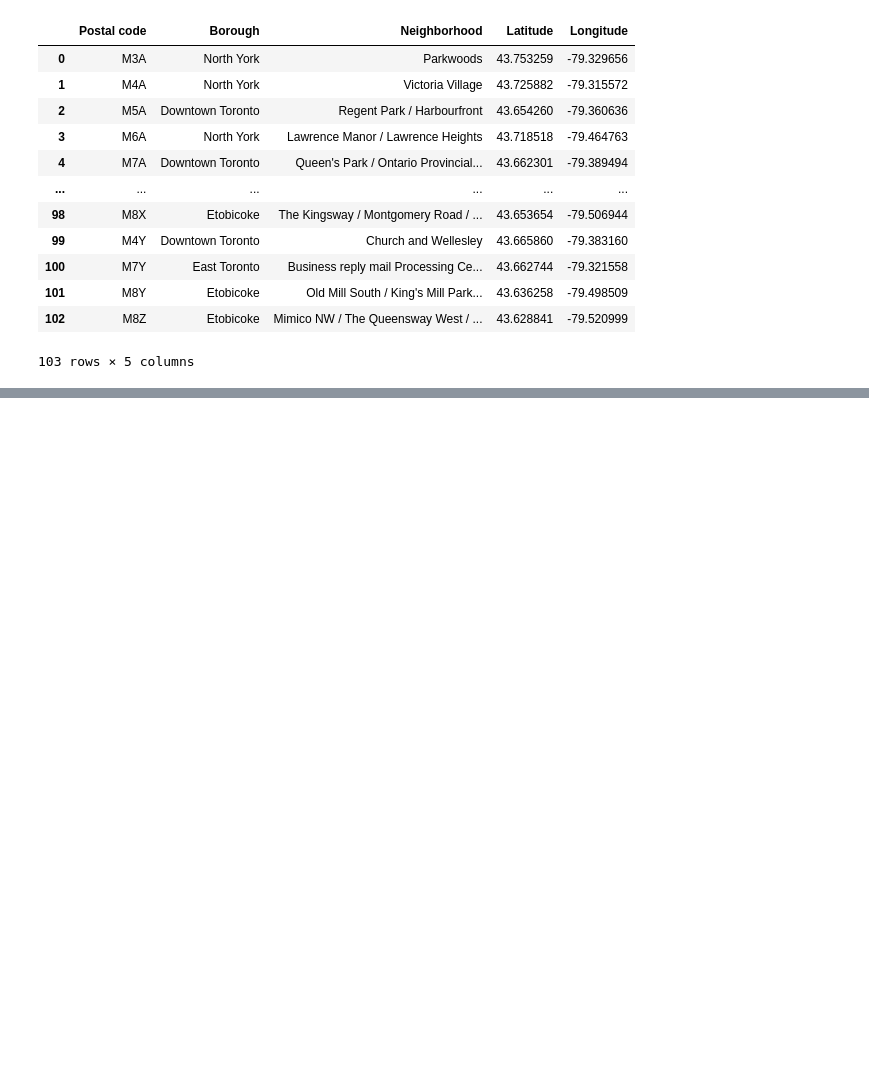
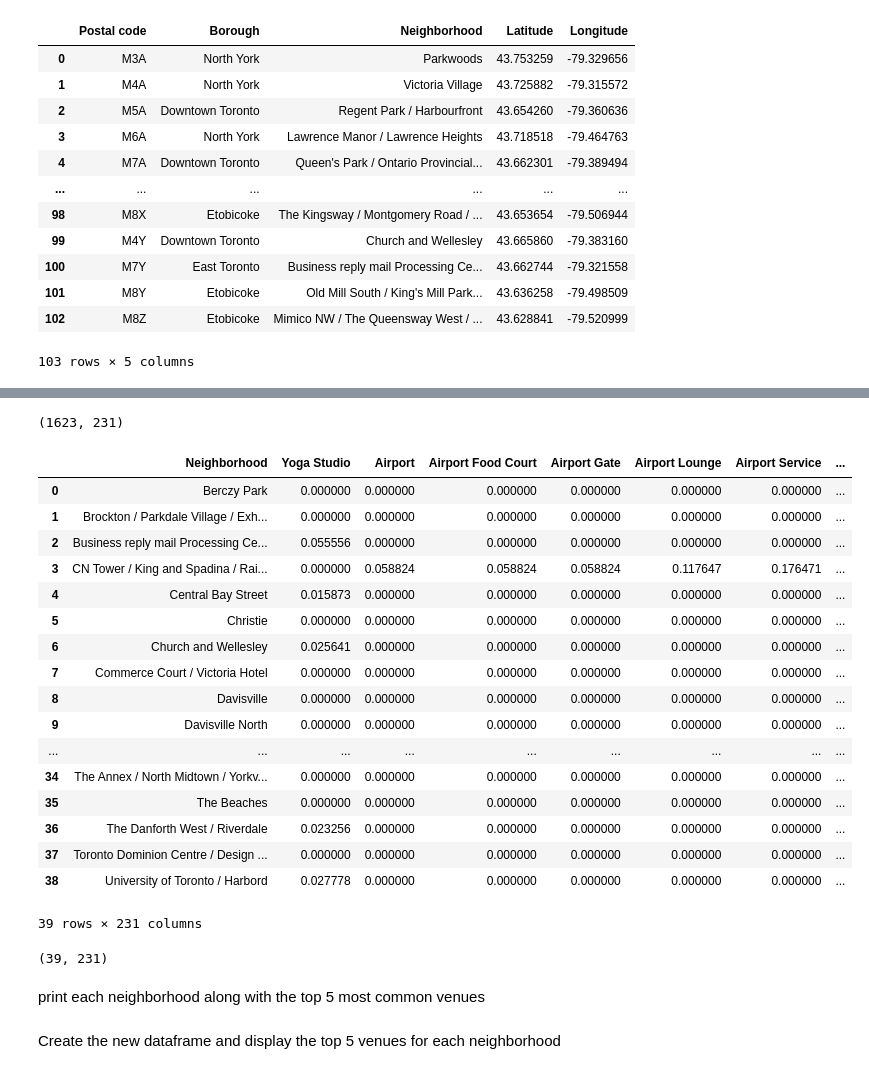
Before and after one commit to jayskenny/Coursera_Capstone, a Jupyter notebook: Segment_Neighborhood_Toronto.ipynb, the cells around one changed output, grey strips where cells are left out. Saved outputs shown, nothing was run; the diff lists cells and outputs as text; code cells hidden in the pictures; blank space fills up the shorter version.

```diff
--- a/Segment_Neighborhood_Toronto.ipynb
+++ b/Segment_Neighborhood_Toronto.ipynb
@@ -94,7 +94,8 @@ df_pcc.reset_index(drop=True, inplace=True)
 df_geocode.rename(columns={'Postal Code': 'Postal code'}, inplace=True)
 # %%
 # merge the two dataframe with the same value in column 'Postal code'
-pd.merge(df_pcc, df_geocode, on='Postal code')
+df_neighbor = pd.merge(df_pcc, df_geocode, on='Postal code')
+df_neighbor
 # %% [output]
 |  | Postal code | Borough | Neighborhood | Latitude | Longitude |
 | 0 | M3A | North York | Parkwoods | 43.753259 | -79.329656 |
@@ -109,3 +110,6 @@ pd.merge(df_pcc, df_geocode, on='Postal code')
 | 101 | M8Y | Etobicoke | Old Mill South / King's Mill Park... | 43.636258 | -79.498509 |
 | 102 | M8Z | Etobicoke | Mimico NW / The Queensway West / ... | 43.628841 | -79.520999 |
 103 rows × 5 columns
+# %%
+Toronto_data = df_neighbor[df_neighbor['Borough'].str.contains('Toronto')].reset_index(drop=True)
+Toronto_data
@@ -111,0 +188,5 @@ pd.merge(df_pcc, df_geocode, on='Postal code')
+# %%
+Toronto_venues = getNearbyVenues(names=Toronto_data['Neighborhood'],
+                                   latitudes=Toronto_data['Latitude'],
+                                   longitudes=Toronto_data['Longitude']
+                                  )
@@ -111,0 +255,9 @@ pd.merge(df_pcc, df_geocode, on='Postal code')
+# %%
+# define the encoding of a dataframe with each neighborhood and its presence of venue category in 0 or 1
+Toronto_onehot = pd.get_dummies(Toronto_venues[['Venue Category']], prefix="", prefix_sep="")
+Toronto_onehot['Neighborhood'] = Toronto_venues['Neighborhood']
+
+columns = [Toronto_onehot.columns[-1]]+ list(Toronto_onehot.columns[:-1])
+Toronto_onehot = Toronto_onehot[columns]
+
+Toronto_onehot.head()
@@ -111,0 +272,32 @@ pd.merge(df_pcc, df_geocode, on='Postal code')
+# %%
+Toronto_onehot.shape
+# %% [output]
+(1623, 231)
+# %%
+Toronto_grouped = Toronto_onehot.groupby('Neighborhood').mean().reset_index()
+Toronto_grouped
+# %% [output]
+|  | Neighborhood | Yoga Studio | Airport | Airport Food Court | Airport Gate | Airport Lounge | Airport Service | ... |
+| 0 | Berczy Park | 0.000000 | 0.000000 | 0.000000 | 0.000000 | 0.000000 | 0.000000 | ... |
+| 1 | Brockton / Parkdale Village / Exh... | 0.000000 | 0.000000 | 0.000000 | 0.000000 | 0.000000 | 0.000000 | ... |
+| 2 | Business reply mail Processing Ce... | 0.055556 | 0.000000 | 0.000000 | 0.000000 | 0.000000 | 0.000000 | ... |
+| 3 | CN Tower / King and Spadina / Rai... | 0.000000 | 0.058824 | 0.058824 | 0.058824 | 0.117647 | 0.176471 | ... |
+| 4 | Central Bay Street | 0.015873 | 0.000000 | 0.000000 | 0.000000 | 0.000000 | 0.000000 | ... |
+| 5 | Christie | 0.000000 | 0.000000 | 0.000000 | 0.000000 | 0.000000 | 0.000000 | ... |
+| 6 | Church and Wellesley | 0.025641 | 0.000000 | 0.000000 | 0.000000 | 0.000000 | 0.000000 | ... |
+| 7 | Commerce Court / Victoria Hotel | 0.000000 | 0.000000 | 0.000000 | 0.000000 | 0.000000 | 0.000000 | ... |
+| 8 | Davisville | 0.000000 | 0.000000 | 0.000000 | 0.000000 | 0.000000 | 0.000000 | ... |
+| 9 | Davisville North | 0.000000 | 0.000000 | 0.000000 | 0.000000 | 0.000000 | 0.000000 | ... |
+| ... | ... | ... | ... | ... | ... | ... | ... | ... |
+| 34 | The Annex / North Midtown / Yorkv... | 0.000000 | 0.000000 | 0.000000 | 0.000000 | 0.000000 | 0.000000 | ... |
+| 35 | The Beaches | 0.000000 | 0.000000 | 0.000000 | 0.000000 | 0.000000 | 0.000000 | ... |
+| 36 | The Danforth West / Riverdale | 0.023256 | 0.000000 | 0.000000 | 0.000000 | 0.000000 | 0.000000 | ... |
+| 37 | Toronto Dominion Centre / Design ... | 0.000000 | 0.000000 | 0.000000 | 0.000000 | 0.000000 | 0.000000 | ... |
+| 38 | University of Toronto / Harbord | 0.027778 | 0.000000 | 0.000000 | 0.000000 | 0.000000 | 0.000000 | ... |
+39 rows × 231 columns
+# %%
+Toronto_grouped.shape
+# %% [output]
+(39, 231)
+# %% [markdown]
+print each neighborhood along with the top 5 most common venues
@@ -111,0 +310,2 @@ pd.merge(df_pcc, df_geocode, on='Postal code')
+# %% [markdown]
+Create the new dataframe and display the top 5 venues for each neighborhood
```
Also changed, not shown: parts of 22 cells of this notebook.
